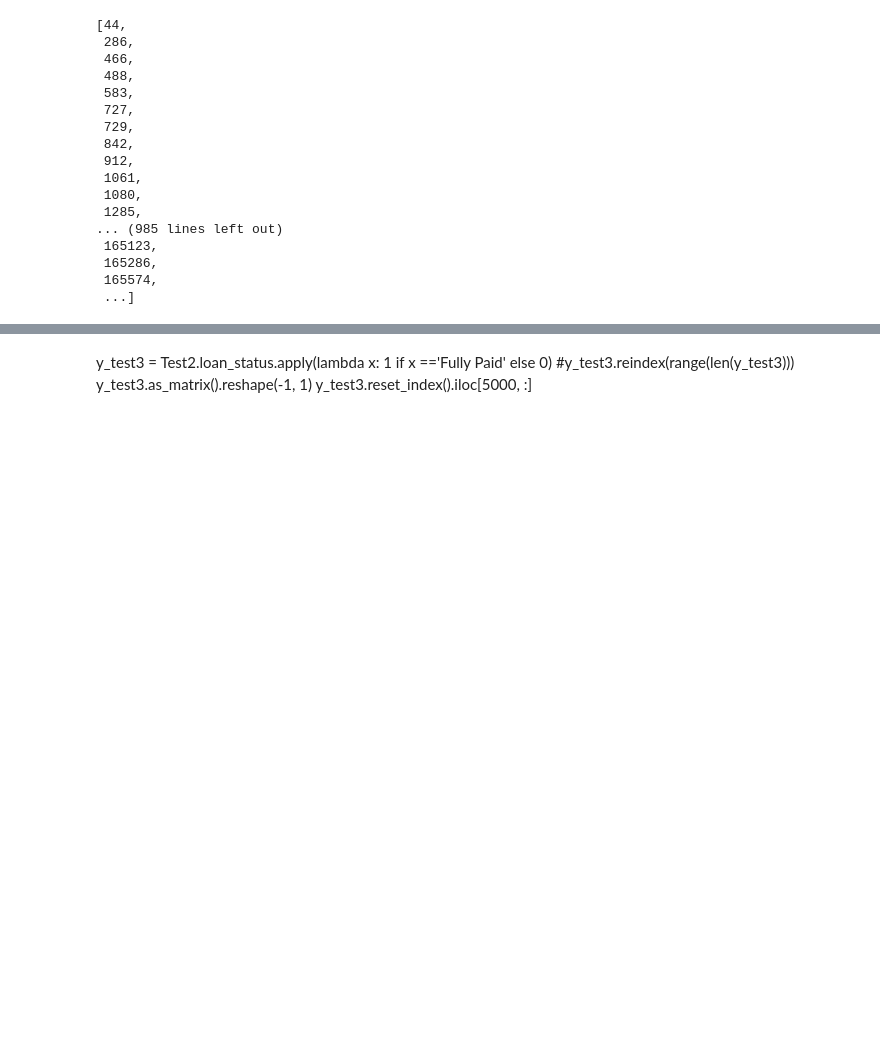
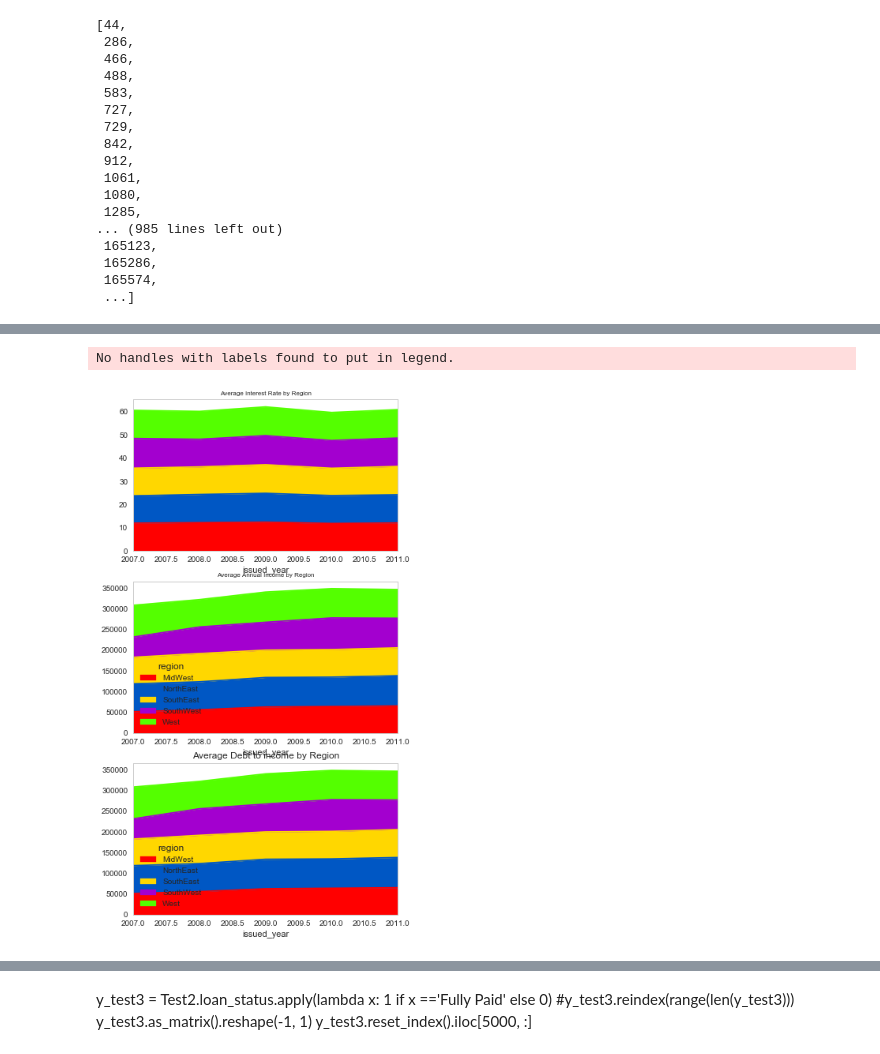
Before and after one commit to alexzhongyiz/TDI_nov_19, a Jupyter notebook: Untitled.ipynb, the cells around one changed output, grey strips where cells are left out. Saved outputs shown, nothing was run; the diff lists cells and outputs as text; code cells hidden in the pictures; blank space fills up the shorter version.

```diff
--- a/Untitled.ipynb
+++ b/Untitled.ipynb
@@ -946,0 +1013,47 @@ X_test2.iloc[y_test2.iloc[y_test2.reset_index().index[super_wrong_pred]].index].
+# %%
+west = ['CA', 'OR', 'UT','WA', 'CO', 'NV', 'AK', 'MT', 'HI', 'WY', 'ID']
+south_west = ['AZ', 'TX', 'NM', 'OK']
+south_east = ['GA', 'NC', 'VA', 'FL', 'KY', 'SC', 'LA', 'AL', 'WV', 'DC', 'AR', 'DE', 'MS', 'TN' ]
+mid_west = ['IL', 'MO', 'MN', 'OH', 'WI', 'KS', 'MI', 'SD', 'IA', 'NE', 'IN', 'ND']
+north_east = ['CT', 'NY', 'PA', 'NJ', 'RI','MA', 'MD', 'VT', 'NH', 'ME']
+
+
+
+df1['region'] = np.nan
+
+def finding_regions(state):
+    if state in west:
+        return 'West'
+    elif state in south_west:
+        return 'SouthWest'
+    elif state in south_east:
+        return 'SouthEast'
+    elif state in mid_west:
+        return 'MidWest'
+    elif state in north_east:
+        return 'NorthEast'
+
+
+
+df1['region'] = df1['addr_state'].apply(finding_regions)
+# %%
+sns.set_style('whitegrid')
+cmap = plt.cm.prism
+f, (ax1, ax2, ax3) = plt.subplots(3)
+by_interest_rate = df1.groupby(['issued_year', 'region']).int_rate.mean()
+by_interest_rate.unstack().plot(kind='area', stacked=True, colormap=cmap, grid=False, legend=False, ax=ax1, figsize=(6,12))
+ax1.set_title('Average Interest Rate by Region', fontsize=8)
+
+by_income = df1.groupby(['issued_year', 'region']).annual_inc.mean()
+by_income.unstack().plot(kind='area', stacked=True, colormap=cmap, grid=False, ax=ax2, figsize=(6,12))
+ax2.set_title('Average Annual Income by Region', fontsize=8)
+ax3.legend(bbox_to_anchor=(-1.0, -0.5, 1.8, 0.1), loc=10,prop={'size':12},
+         ncol=5, mode="expand", borderaxespad=0.)
+
+by_dti = df1.groupby(['issued_year', 'region']).dti.mean()
+by_income.unstack().plot(kind='area', stacked=True, colormap=cmap, grid=False, ax=ax3, figsize=(6,12))
+ax3.set_title('Average Debt to income by Region')
+plt.show()
+# %% [output]
+No handles with labels found to put in legend.
+[figure, added]
```
Also changed, not shown: parts of 19 cells of this notebook.
